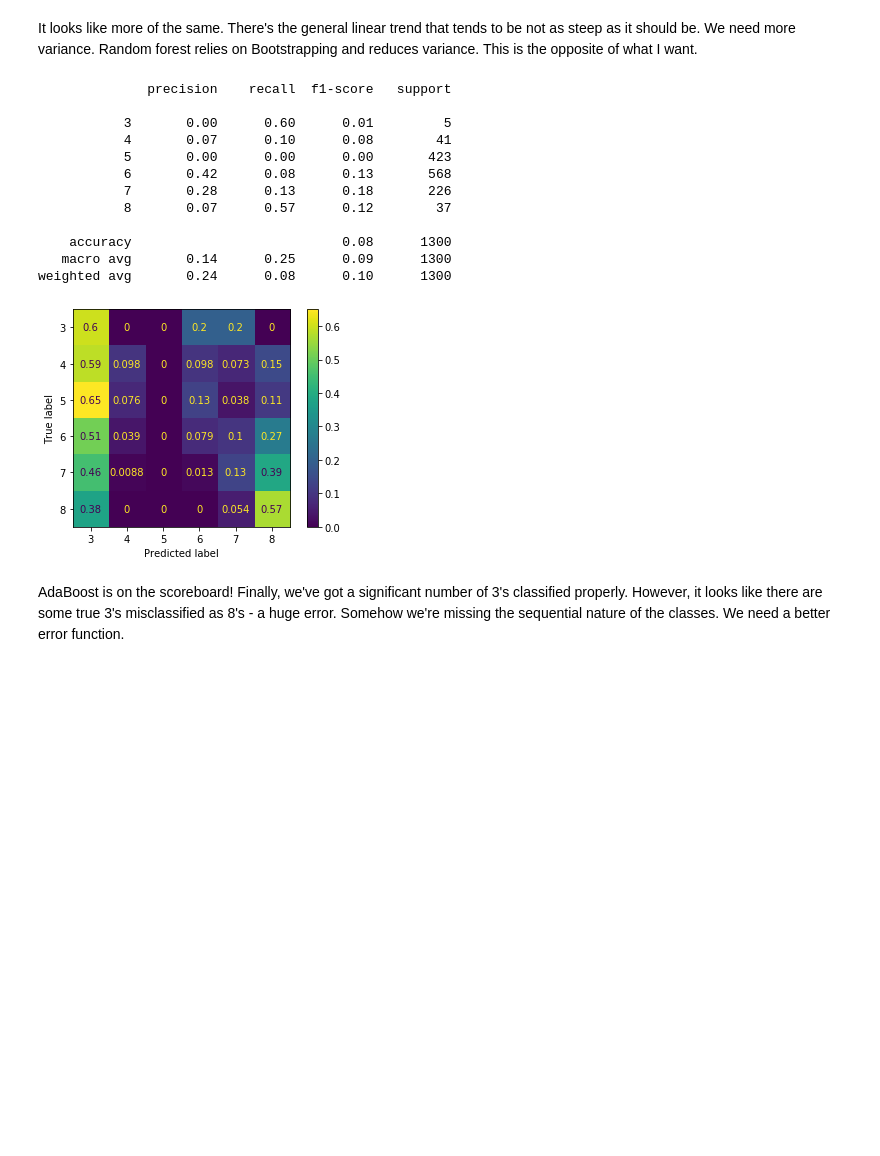
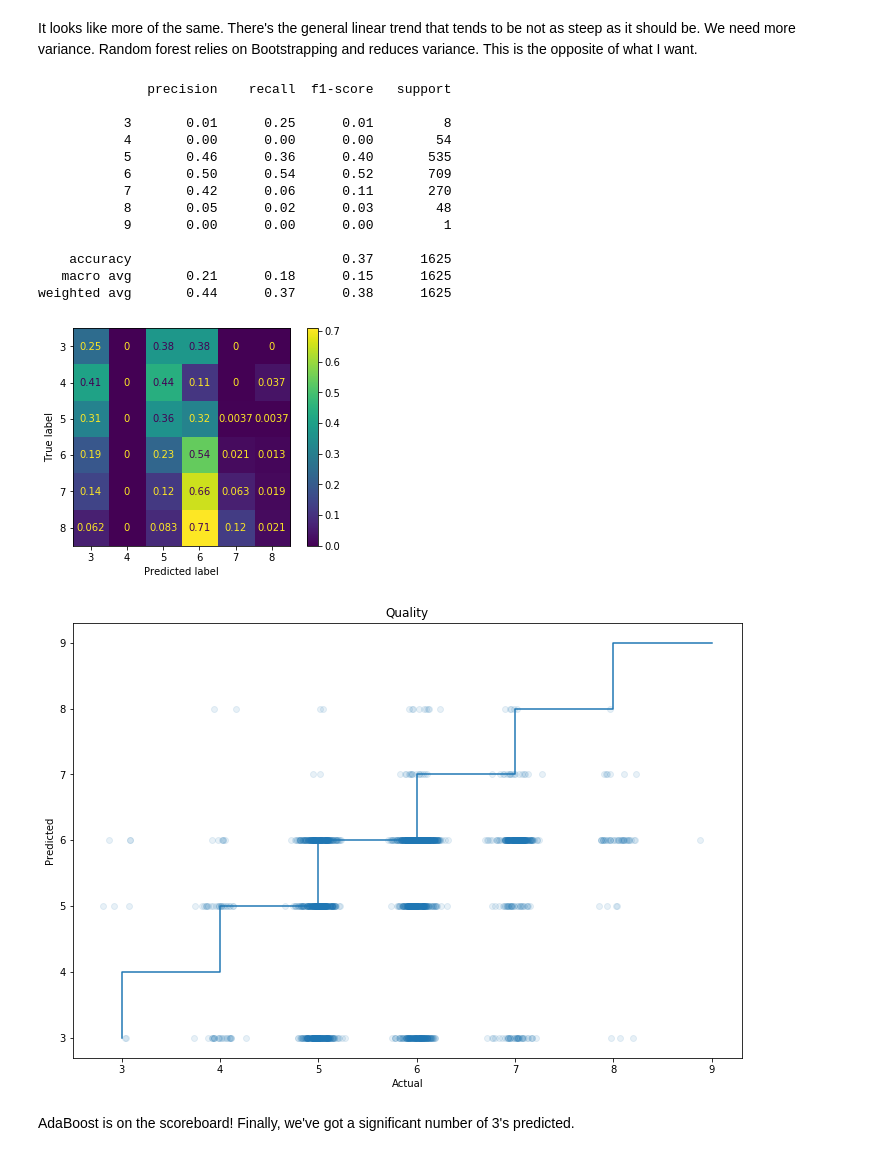
Before and after one commit to jeffkoskulics/Springboard, a Jupyter notebook: Capstone2/notebooks/Modelling.ipynb, the cells around one changed output. Drawn from its saved outputs; the diff is of its cells as text; code cells hidden in the pictures; blank space fills up the shorter version.

```diff
--- a/Capstone2/notebooks/Modelling.ipynb
+++ b/Capstone2/notebooks/Modelling.ipynb
@@ -6,15 +6,14 @@
 Let's try out some new models! First, let's have a look at a linear regression. We'll sort the coefficients by absolute value to get a sense of the linear contribution of each feature to the quality score:
 # %%
 import pandas as pd
+from sklearn.model_selection import train_test_split
 
 train = pd.read_csv('../data/train.csv')
 test = pd.read_csv('../data/test.csv')
 std_wines = pd.read_csv('../data/std_data.csv')
+all_data = pd.concat([train,test])
 
-Xtrain = train.drop(['quality'],axis=1)
-ytrain = train['quality']
-Xtest = test.drop(['quality'],axis=1)
-ytest = test['quality']
+Xtrain,Xtest,ytrain,ytest = train_test_split(all_data.drop('quality',axis=1),all_data.quality, stratify=all_data.quality)
 # %%
 from sklearn.linear_model import LinearRegression
 
@@ -103,14 +122,14 @@ import numpy as np
 
 y_pred = model1.predict(Xtest)
 
-def class_scatter():
+def class_scatter(test,pred):
     plt.figure(figsize=(12,8))
-    plt.scatter(ytest + np.random.normal(size=len(ytest))/10,y_pred,alpha = 0.1)
-    plt.step(range(3,9),range(3,9))
+    plt.scatter(test + np.random.normal(size=len(ytest))/10,pred,alpha = 0.1)
+    plt.step(range(3,10),range(3,10))
     plt.xlabel('Actual')
     plt.ylabel('Predicted')
     plt.title('Quality')
     plt.show()
 
-class_scatter()
+class_scatter(ytest,y_pred)
 # %% [output]
@@ -135,7 +154,10 @@ Let's have a look at a decision tree.
 ### Decision Tree Classifier
 # %%
 from sklearn.tree import DecisionTreeClassifier
+from sklearn.metrics import log_loss
 
-tree = DecisionTreeClassifier(max_depth = 3, min_samples_split = 50)
+tree = DecisionTreeClassifier(min_samples_split = 50)
 tree.fit(Xtrain,ytrain)
 y_pred = tree.predict(Xtest)
+print(tree.classes_)
+log_loss(ytest,tree.predict_proba(Xtest))
@@ -169,7 +195,7 @@ print(max(ytest),min(ytest),max(y_pred),min(y_pred))
 # %%
 from sklearn.tree import DecisionTreeRegressor
 
-tree = DecisionTreeRegressor(max_depth = 5, min_samples_split = 50)
+tree = DecisionTreeRegressor( min_samples_split = 50)
 tree.fit(Xtrain,ytrain)
 y_pred = tree.predict(Xtest)
 # %%
@@ -236,32 +267,35 @@ It looks like more of the same. There's the general linear trend that tends to b
 # %%
 from sklearn.ensemble import AdaBoostClassifier
 
-AdaModel = AdaBoostClassifier(learning_rate=10,n_estimators=100)
+AdaModel = AdaBoostClassifier(learning_rate=1,n_estimators=100)
 
 def check_out_model(model):
     model.fit(Xtrain,ytrain)
     y_pred = model.predict(Xtest)
     print(classification_report(ytest,y_pred))
     plot_confusion_matrix(model,Xtest,ytest,labels=[3,4,5,6,7,8],normalize='true')
     plt.show()
+    class_scatter(ytest,y_pred)
 
 check_out_model(AdaModel)
 # %% [output]
               precision    recall  f1-score   support
 
-           3       0.00      0.60      0.01         5
-           4       0.07      0.10      0.08        41
-           5       0.00      0.00      0.00       423
-           6       0.42      0.08      0.13       568
-           7       0.28      0.13      0.18       226
-           8       0.07      0.57      0.12        37
+           3       0.01      0.25      0.01         8
+           4       0.00      0.00      0.00        54
+           5       0.46      0.36      0.40       535
+           6       0.50      0.54      0.52       709
+           7       0.42      0.06      0.11       270
+           8       0.05      0.02      0.03        48
+           9       0.00      0.00      0.00         1
 
-    accuracy                           0.08      1300
-   macro avg       0.14      0.25      0.09      1300
-weighted avg       0.24      0.08      0.10      1300
+    accuracy                           0.37      1625
+   macro avg       0.21      0.18      0.15      1625
+weighted avg       0.44      0.37      0.38      1625
-[figure, old version]
+[figure, new version]
+[figure, added]
 # %% [markdown]
-AdaBoost is on the scoreboard! Finally, we've got a significant number of 3's classified properly. However, it looks like there are some true 3's misclassified as 8's - a huge error. Somehow we're missing the sequential nature of the classes. We need a better error function.
+AdaBoost is on the scoreboard! Finally, we've got a significant number of 3's predicted.
 # %%
 from sklearn.ensemble import ExtraTreesClassifier
 check_out_model(ExtraTreesClassifier())
```
Also changed, not shown: parts of 32 cells of this notebook, 5 other files.
